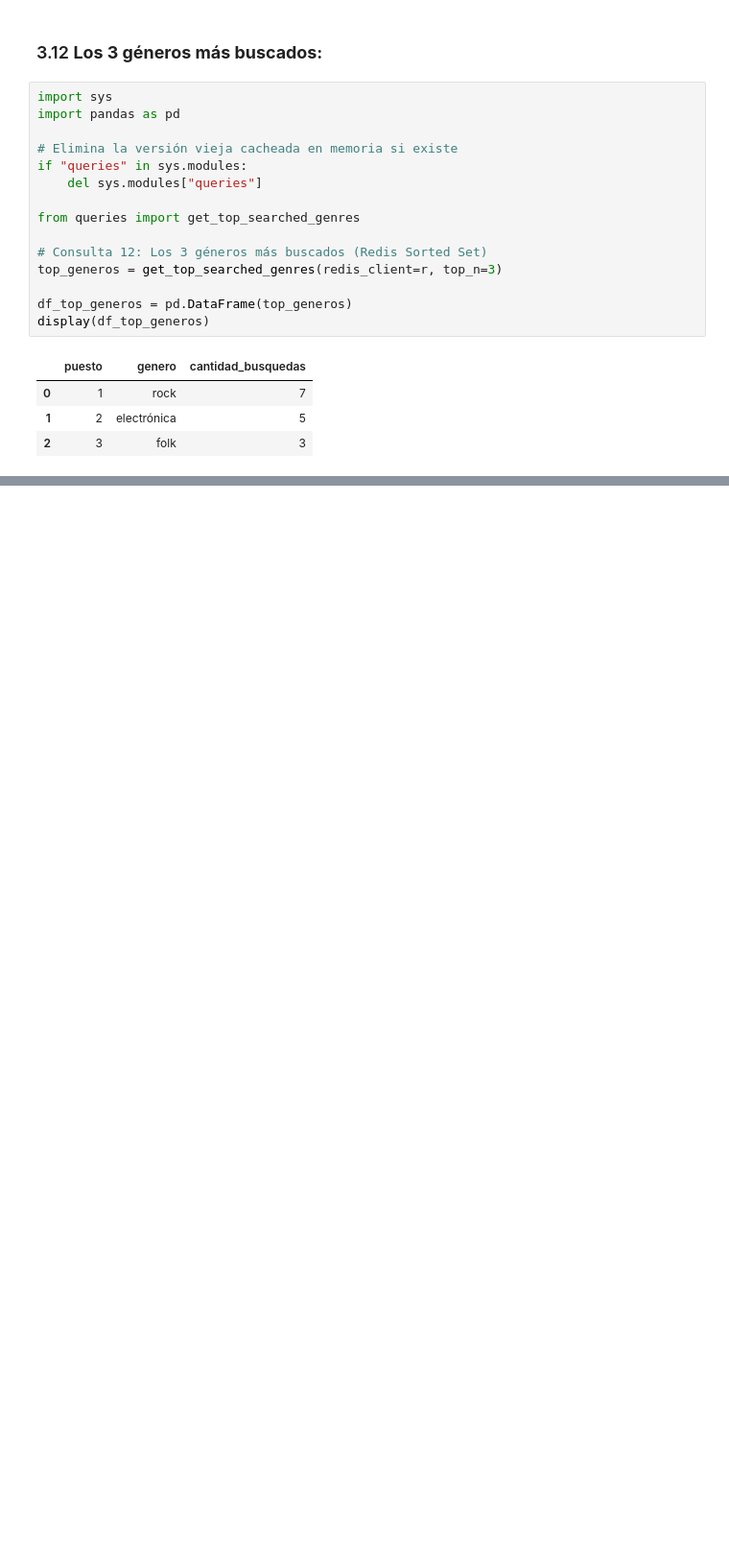
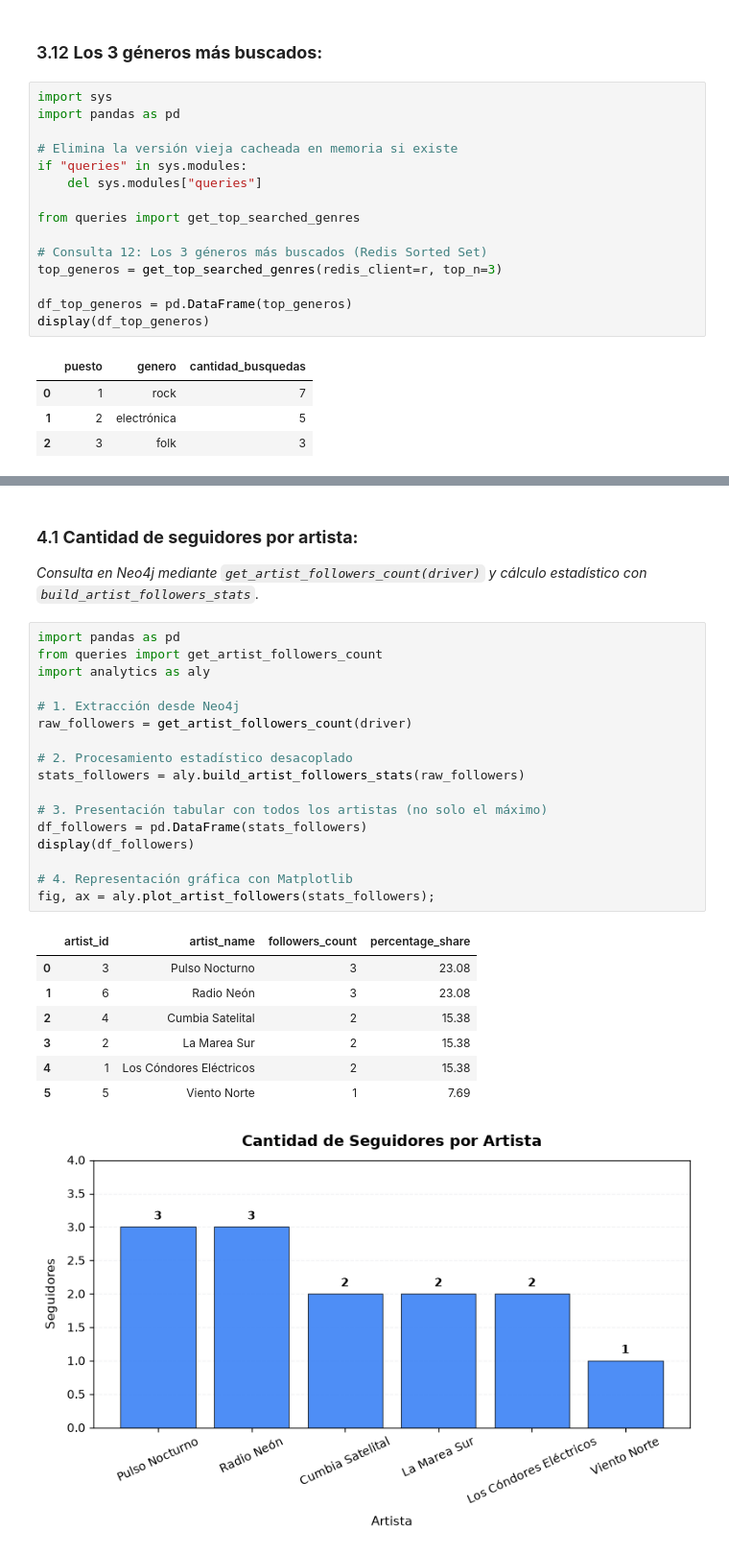
Before and after one commit to agustin-antimi/base_de_datos_trabajo_integrador, a Jupyter notebook: notebooks/TP_Integrador.ipynb, the cells around one changed output, grey strips where cells are left out. Shown at 96% size. Cells and saved outputs as stored; diff of their text form; blank space fills up the shorter version.

```diff
--- a/notebooks/TP_Integrador.ipynb
+++ b/notebooks/TP_Integrador.ipynb
@@ -503,0 +512,29 @@ display(df_top_generos)
+# %% [markdown]
+### 4.1 **Cantidad de seguidores por artista:**
+*Consulta en Neo4j mediante `get_artist_followers_count(driver)` y cálculo estadístico con `build_artist_followers_stats`.*
+# %%
+import pandas as pd
+from queries import get_artist_followers_count
+import analytics as aly
+
+# 1. Extracción desde Neo4j
+raw_followers = get_artist_followers_count(driver)
+
+# 2. Procesamiento estadístico desacoplado
+stats_followers = aly.build_artist_followers_stats(raw_followers)
+
+# 3. Presentación tabular con todos los artistas (no solo el máximo)
+df_followers = pd.DataFrame(stats_followers)
+display(df_followers)
+
+# 4. Representación gráfica con Matplotlib
+fig, ax = aly.plot_artist_followers(stats_followers);
+# %% [output]
+|  | artist_id | artist_name | followers_count | percentage_share |
+| 0 | 3 | Pulso Nocturno | 3 | 23.08 |
+| 1 | 6 | Radio Neón | 3 | 23.08 |
+| 2 | 4 | Cumbia Satelital | 2 | 15.38 |
+| 3 | 2 | La Marea Sur | 2 | 15.38 |
+| 4 | 1 | Los Cóndores Eléctricos | 2 | 15.38 |
+| 5 | 5 | Viento Norte | 1 | 7.69 |
+[figure, added]
```
Also changed, not shown: parts of 22 cells of this notebook, 5 other files.
